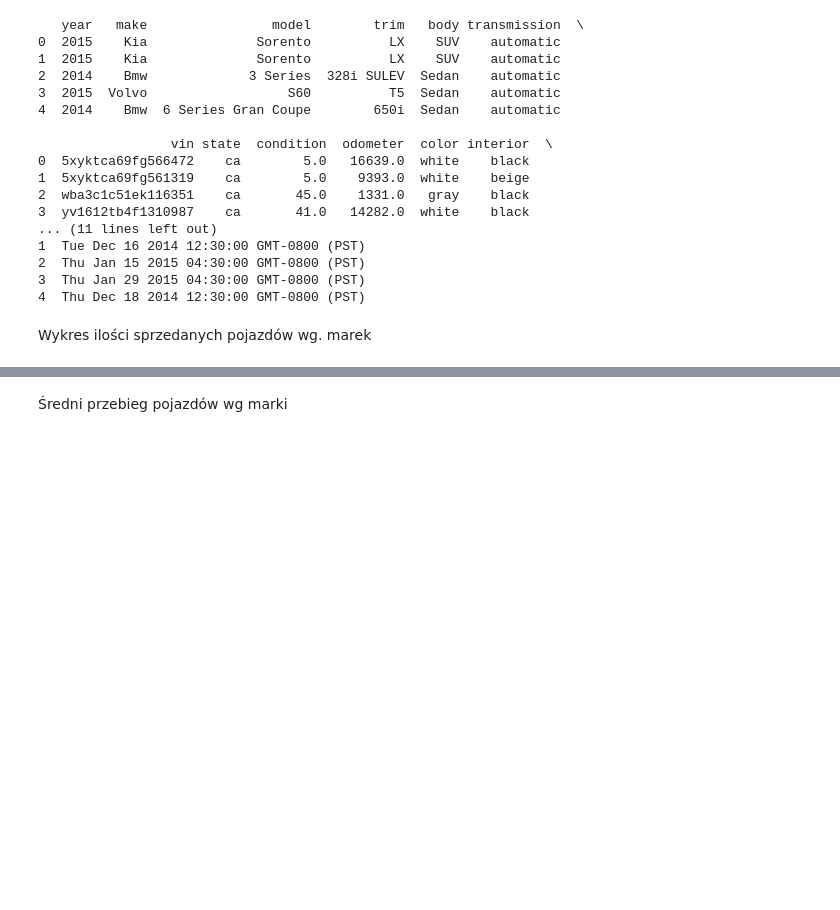
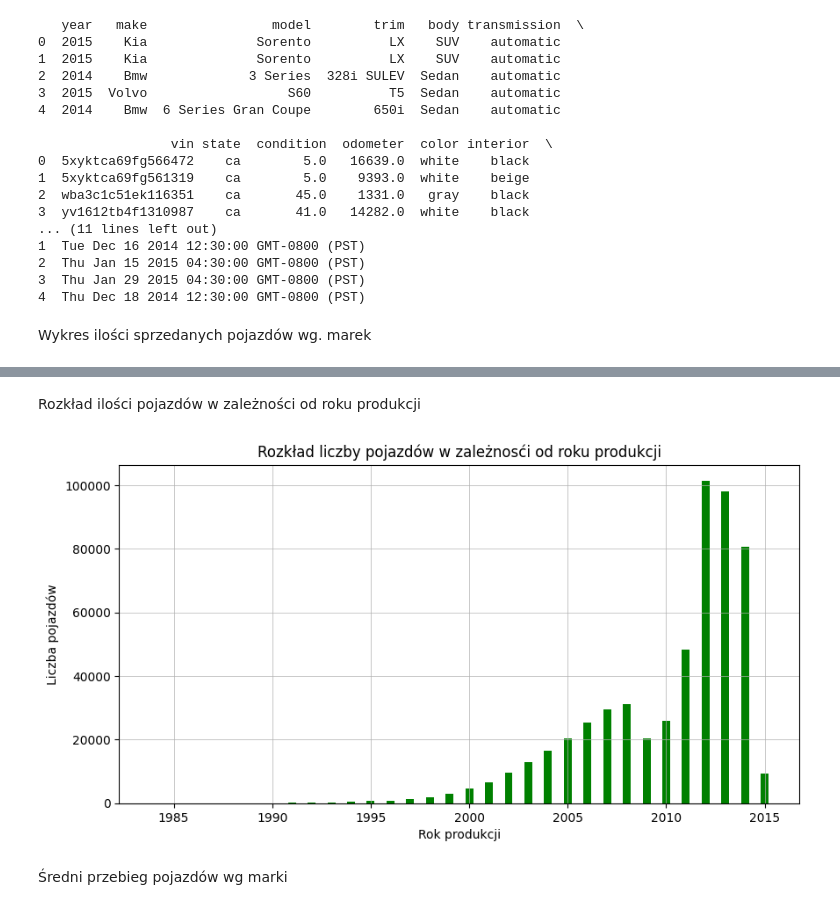
Before and after one commit to Michal170/big_data_analysis, a Jupyter notebook: car_prices.ipynb, the cells around one changed output, grey strips where cells are left out. Drawn from its saved outputs; the diff is of its cells as text; code cells hidden in the pictures; blank space fills up the shorter version.

```diff
--- a/car_prices.ipynb
+++ b/car_prices.ipynb
@@ -93,3 +93,23 @@ plt.show()
+# %% [markdown]
+Rozkład ilości pojazdów w zależności od roku produkcji
+# %%
+df_age = database['year'].value_counts()
+
+fig = plt.figure(figsize = (10, 5))
+
+years = df_age.index
+counts = df_age.values
+
+plt.bar(years, counts, color='green', width=0.4)
+
+plt.grid(True,which='both',axis='both' , zorder=0, linewidth=0.5)
+
+plt.xlabel("Rok produkcji")
+plt.ylabel("Liczba pojazdów")
+plt.title("Rozkład liczby pojazdów w zależnosći od roku produkcji")
+plt.show()
+# %% [output]
+[figure, added]
 # %% [markdown]
 Średni przebieg pojazdów wg marki
 # %%
```
Also changed, not shown: parts of 10 cells of this notebook.
